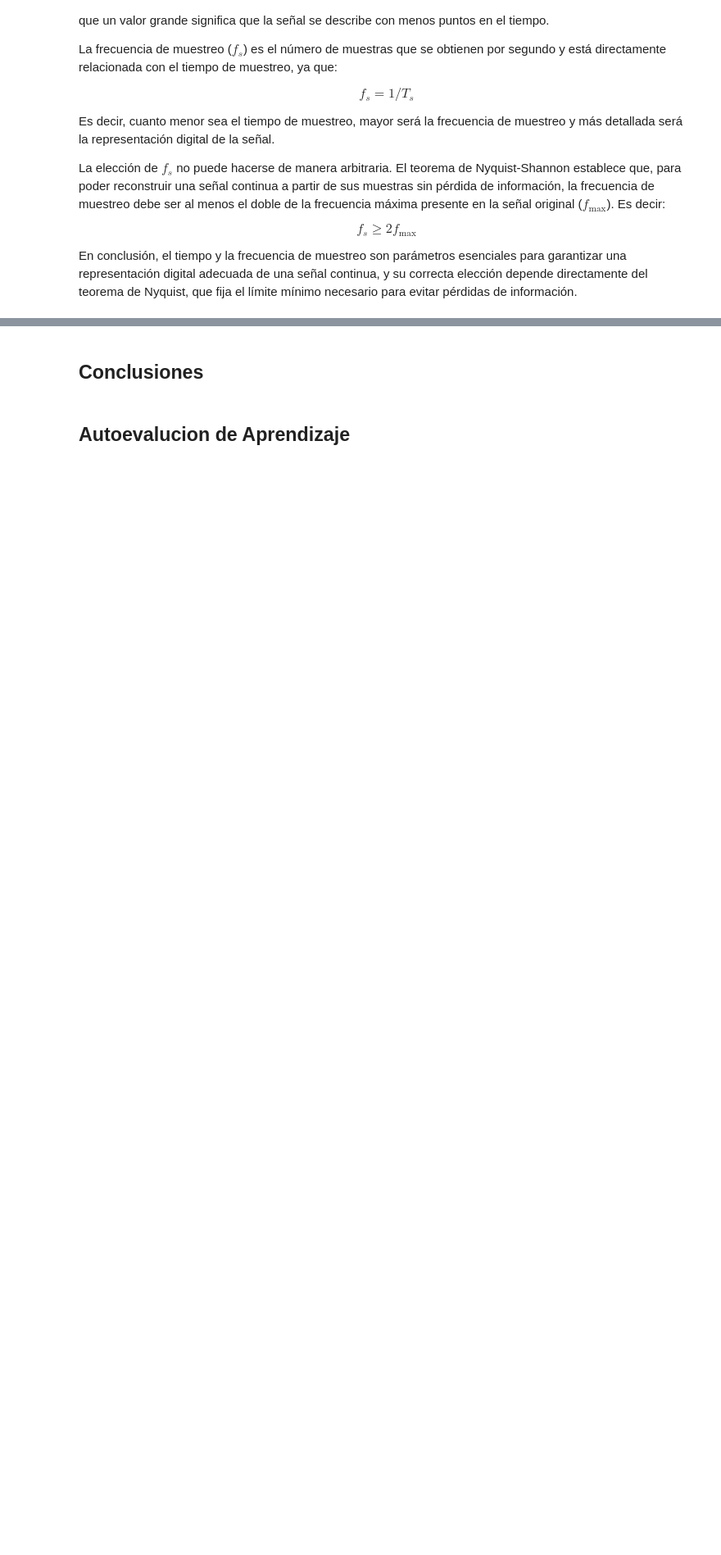
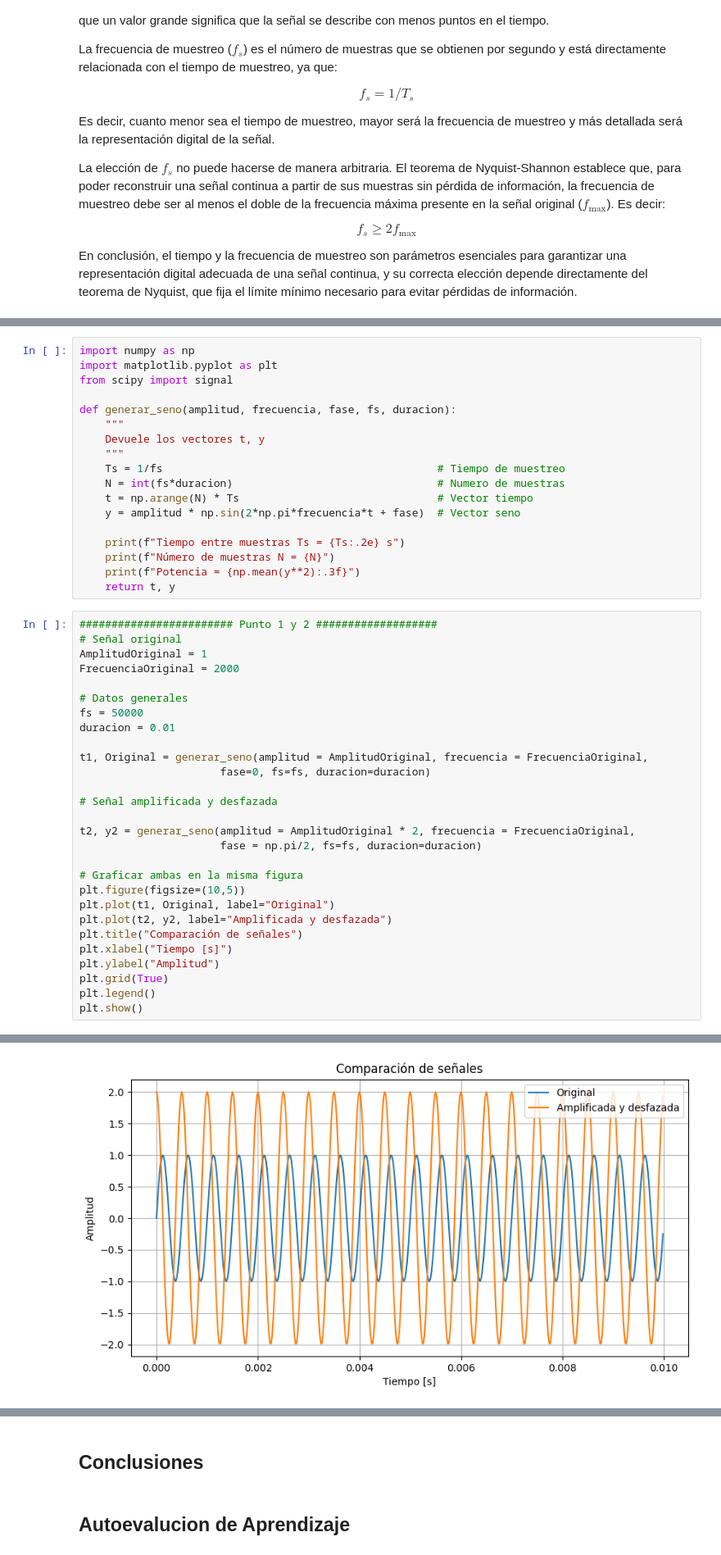
Before and after one commit to ArturoHuber1/APS, a Jupyter notebook: TS1/TS1.ipynb, the cells around one changed output, grey strips where cells are left out. Shown at 82% size. Cells and saved outputs as stored; diff of their text form; blank space fills up the shorter version.

```diff
--- a/TS1/TS1.ipynb
+++ b/TS1/TS1.ipynb
@@ -101,0 +111,47 @@ En conclusión, el tiempo y la frecuencia de muestreo son parámetros esenciales
+# %%
+import numpy as np
+import matplotlib.pyplot as plt
+from scipy import signal
+
+def generar_seno(amplitud, frecuencia, fase, fs, duracion):
+    """
+    Devuele los vectores t, y
+    """
+    Ts = 1/fs                                           # Tiempo de muestreo
+    N = int(fs*duracion)                                # Numero de muestras
+    t = np.arange(N) * Ts                               # Vector tiempo
+    y = amplitud * np.sin(2*np.pi*frecuencia*t + fase)  # Vector seno
+
+    print(f"Tiempo entre muestras Ts = {Ts:.2e} s")
+    print(f"Número de muestras N = {N}")
+    print(f"Potencia = {np.mean(y**2):.3f}")
+    return t, y
+# %%
+######################## Punto 1 y 2 ###################
+# Señal original
+AmplitudOriginal = 1
+FrecuenciaOriginal = 2000
+
+# Datos generales
+fs = 50000
+duracion = 0.01
+
+t1, Original = generar_seno(amplitud = AmplitudOriginal, frecuencia = FrecuenciaOriginal,
+                      fase=0, fs=fs, duracion=duracion)
+
+# Señal amplificada y desfazada
+
+t2, y2 = generar_seno(amplitud = AmplitudOriginal * 2, frecuencia = FrecuenciaOriginal,
+                      fase = np.pi/2, fs=fs, duracion=duracion)
+
+# Graficar ambas en la misma figura
+plt.figure(figsize=(10,5))
+plt.plot(t1, Original, label="Original")
+plt.plot(t2, y2, label="Amplificada y desfazada")
+plt.title("Comparación de señales")
+plt.xlabel("Tiempo [s]")
+plt.ylabel("Amplitud")
+plt.grid(True)
+plt.legend()
+plt.show()
+# %% [output]
@@ -101,0 +164 @@ En conclusión, el tiempo y la frecuencia de muestreo son parámetros esenciales
+[figure, added]
```
Also changed, not shown: parts of 3 cells of this notebook, 1 other file.
